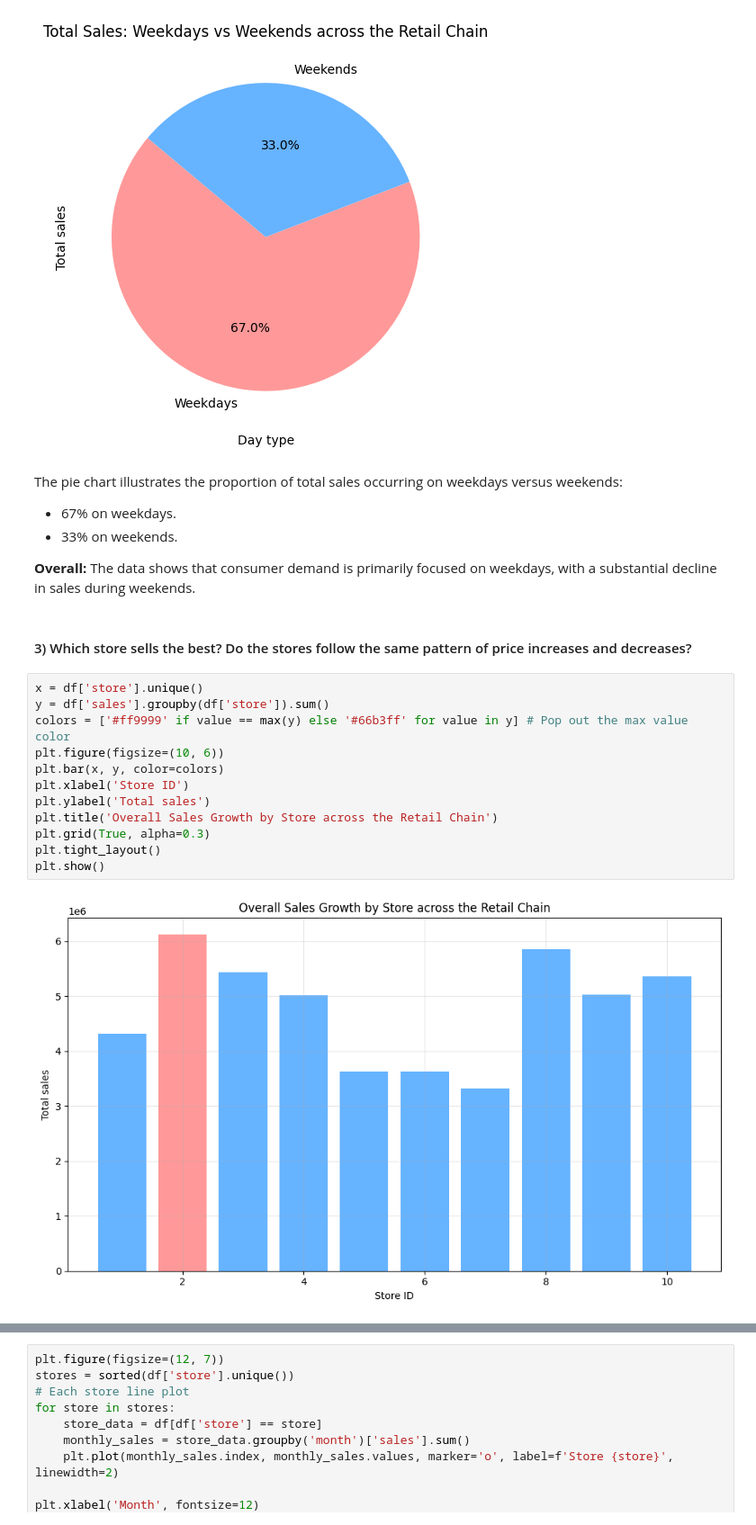
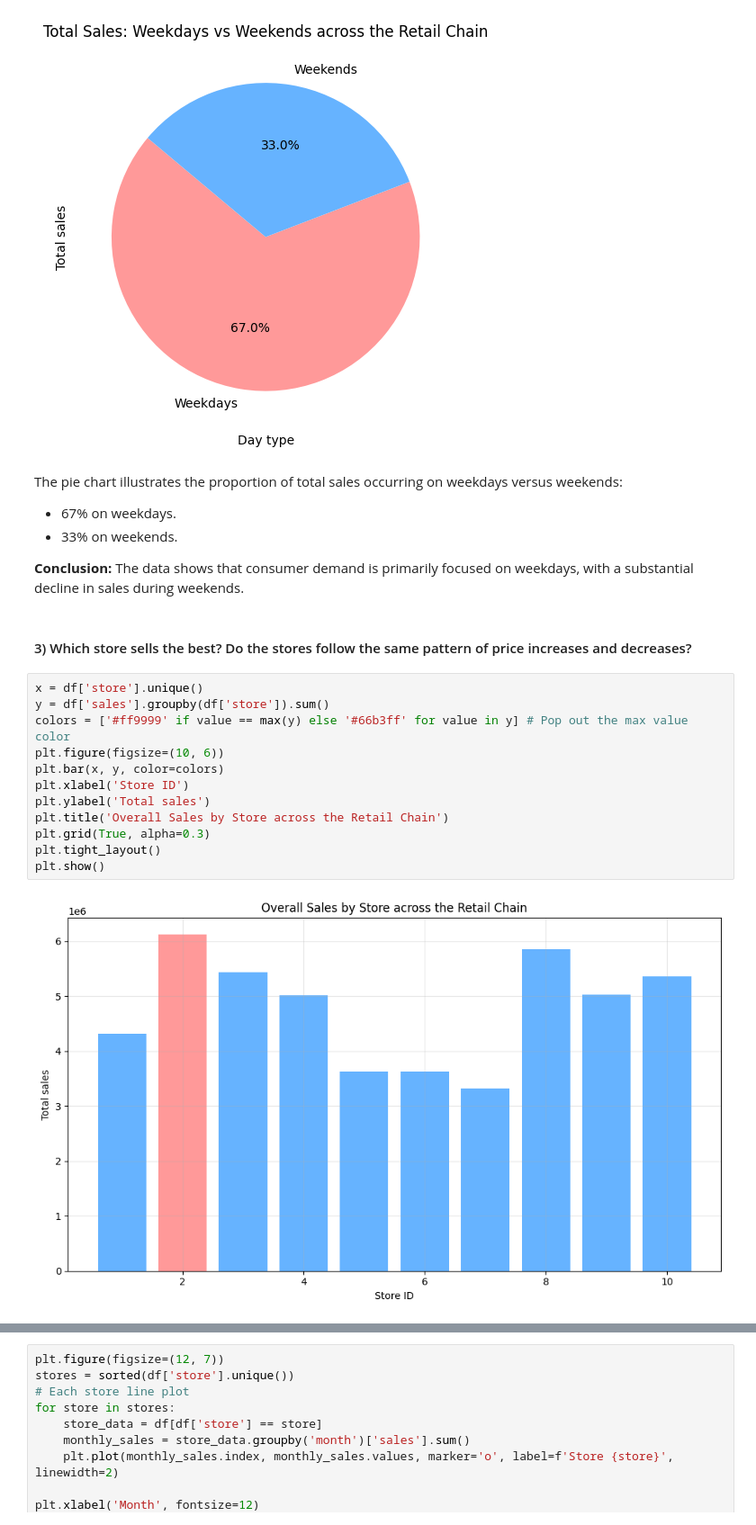
Before and after one commit to trhkimngan22/Inventory-Optimization-for-Retail-Chain, a Jupyter notebook: src/notebook.ipynb, the cells around one changed output, grey strips where cells are left out. Shown at 90% size. Drawn from its saved outputs; the diff is of its cells as text.

```diff
--- a/src/notebook.ipynb
+++ b/src/notebook.ipynb
@@ -243,20 +243,20 @@ The pie chart illustrates the proportion of total sales occurring on weekdays ve
 - 67% on weekdays.
 - 33% on weekends.
 
-**Overall:** The data shows that consumer demand is primarily focused on weekdays, with a substantial decline in sales during weekends.
+**Conclusion:** The data shows that consumer demand is primarily focused on weekdays, with a substantial decline in sales during weekends.
 # %% [markdown]
 #### 3) Which store sells the best? Do the stores follow the same pattern of price increases and decreases?
 # %%
 x = df['store'].unique()
 y = df['sales'].groupby(df['store']).sum()
 colors = ['#ff9999' if value == max(y) else '#66b3ff' for value in y] # Pop out the max value color
 plt.figure(figsize=(10, 6))
 plt.bar(x, y, color=colors)
 plt.xlabel('Store ID')
 plt.ylabel('Total sales')
-plt.title('Overall Sales Growth by Store across the Retail Chain')
+plt.title('Overall Sales by Store across the Retail Chain')
 plt.grid(True, alpha=0.3)
 plt.tight_layout()
 plt.show()
 # %% [output]
-[figure, old version]
+[figure, new version]
```
Also changed, not shown: parts of 4 cells of this notebook.
